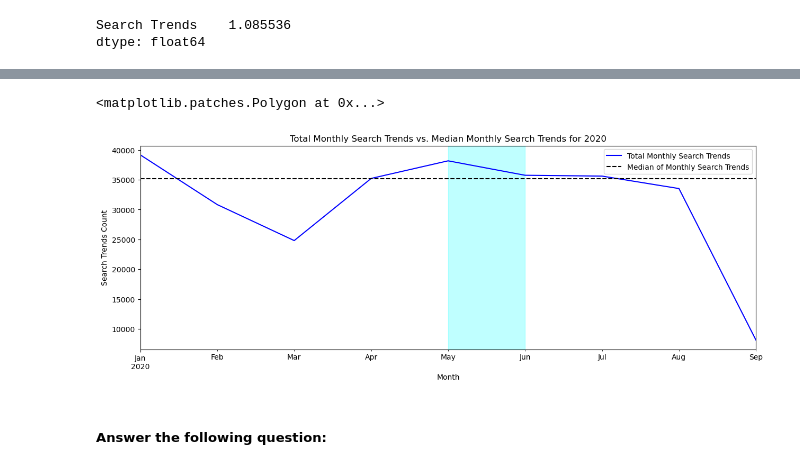
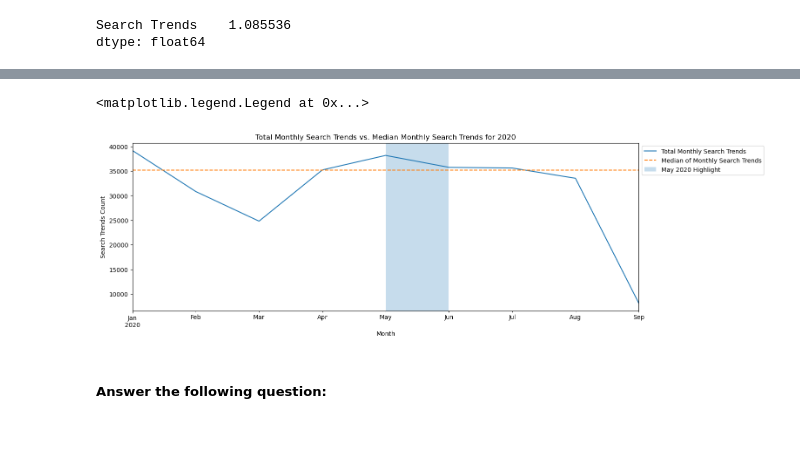
Before and after one commit to rune-encoder/prophet-challenge, a Jupyter notebook: forecasting_net_prophet.ipynb, the cells around one changed output, grey strips where cells are left out. Drawn from its saved outputs; the diff is of its cells as text; code cells hidden in the pictures; blank space fills up the shorter version.

Commit message:
Refactored, plotted graphs better, wrote some notes and improved code a bit

```diff
--- a/forecasting_net_prophet.ipynb
+++ b/forecasting_net_prophet.ipynb
@@ -202,23 +202,23 @@ monthly_search_trends_df_2020
 # %%
 # Visualize the monthly search trends for the year 2020 compared to the median monthly search trends
 ax = monthly_search_trends_df_2020.plot(
     y=["Total Monthly Search Trends", "Median of Monthly Search Trends"],
     style=['-', '--'],
-    color=['blue', 'black'],
     title=f"Total Monthly Search Trends vs. Median Monthly Search Trends for {select_year}",
     ylabel="Search Trends Count",
     xlabel="Month",
     figsize=(15, 5),
 )
 
 # Highlight the range from May 2020 to see any significant changes
 start_month = pd.Timestamp(f'{select_year}-05-01')
 end_month = pd.Timestamp(f'{select_year}-06-01')
 
-ax.axvspan(start_month, end_month, alpha=0.25, color="cyan", label='May 2020 Highlight')
+ax.axvspan(start_month, end_month, alpha=0.25, label='May 2020 Highlight')
+ax.legend(bbox_to_anchor=(1, 1))
 # %% [output]
-<matplotlib.patches.Polygon at 0x...>
+<matplotlib.legend.Legend at 0x...>
-[figure, old version]
+[figure, new version]
 # %% [markdown]
 ##### Answer the following question:
 # %% [markdown]
```
Also changed, not shown: parts of 27 cells of this notebook.
